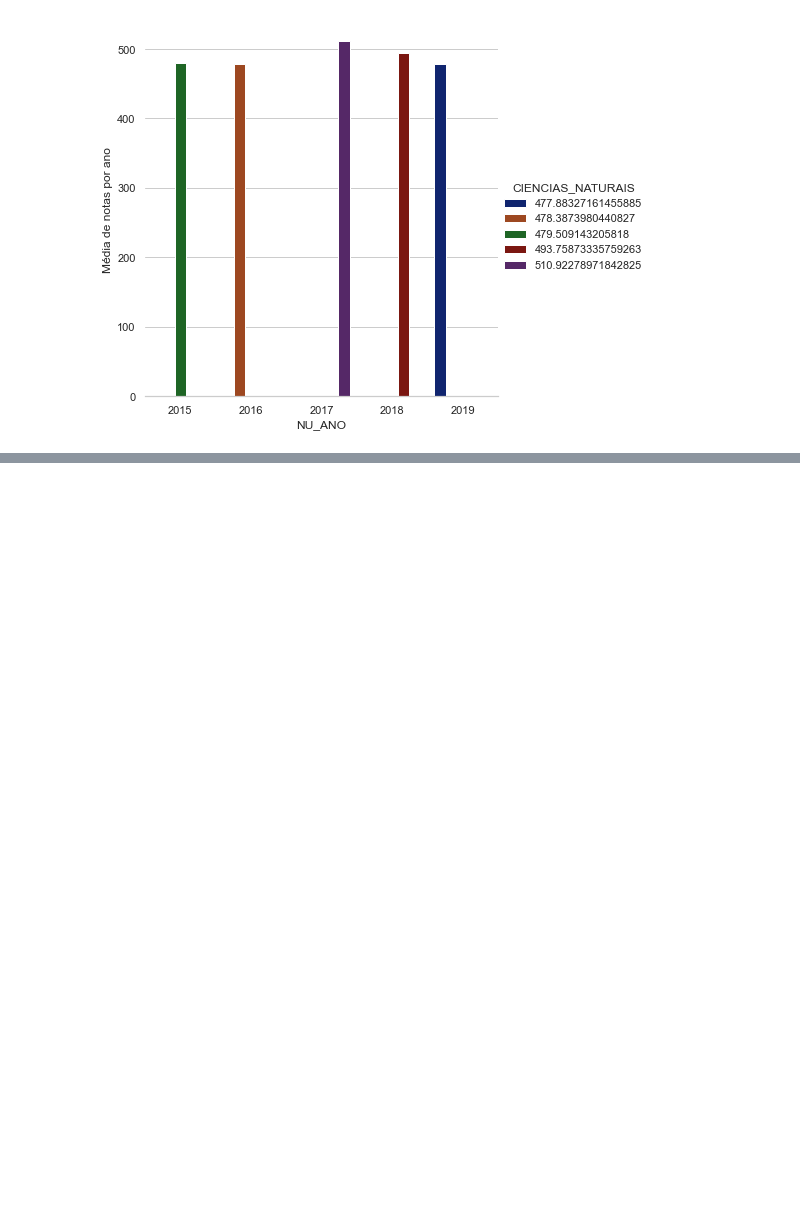
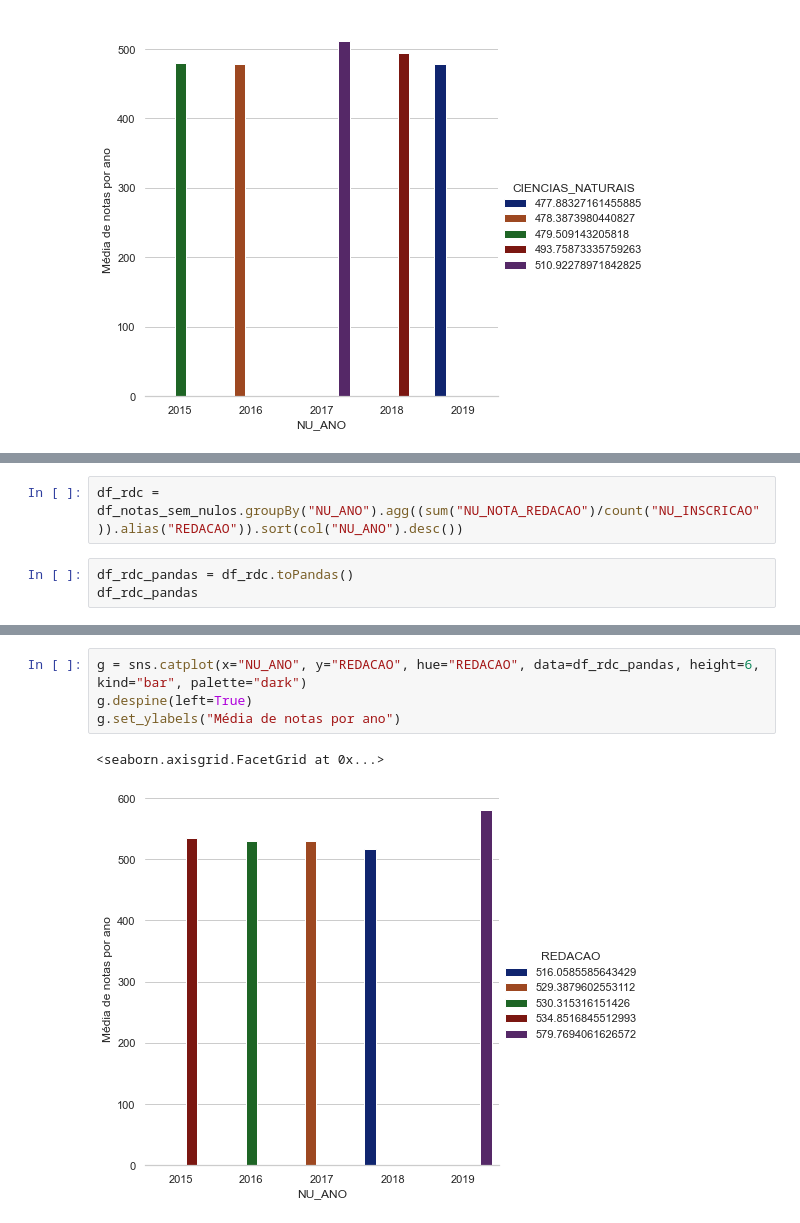
Before and after one commit to projetobigdatasenac2020/ProjetoFinalBigData, a Jupyter notebook: ProjetoFinal - Spark - HD - AnaliseExploratoria - Bruno.ipynb, the cells around one changed output, grey strips where cells are left out. Cells and saved outputs as stored; diff of their text form; blank space fills up the shorter version.

```diff
--- a/ProjetoFinal - Spark - HD - AnaliseExploratoria - Bruno.ipynb
+++ b/ProjetoFinal - Spark - HD - AnaliseExploratoria - Bruno.ipynb
@@ -499,0 +550,5 @@ g.set_ylabels("Média de notas por ano")
+# %%
+df_rdc = df_notas_sem_nulos.groupBy("NU_ANO").agg((sum("NU_NOTA_REDACAO")/count("NU_INSCRICAO")).alias("REDACAO")).sort(col("NU_ANO").desc())
+# %%
+df_rdc_pandas = df_rdc.toPandas()
+df_rdc_pandas
@@ -499,0 +562,7 @@ g.set_ylabels("Média de notas por ano")
+# %%
+g = sns.catplot(x="NU_ANO", y="REDACAO", hue="REDACAO", data=df_rdc_pandas, height=6, kind="bar", palette="dark")
+g.despine(left=True)
+g.set_ylabels("Média de notas por ano")
+# %% [output]
+<seaborn.axisgrid.FacetGrid at 0x...>
+[figure, added]
```
Also changed, not shown: parts of 10 cells of this notebook.
